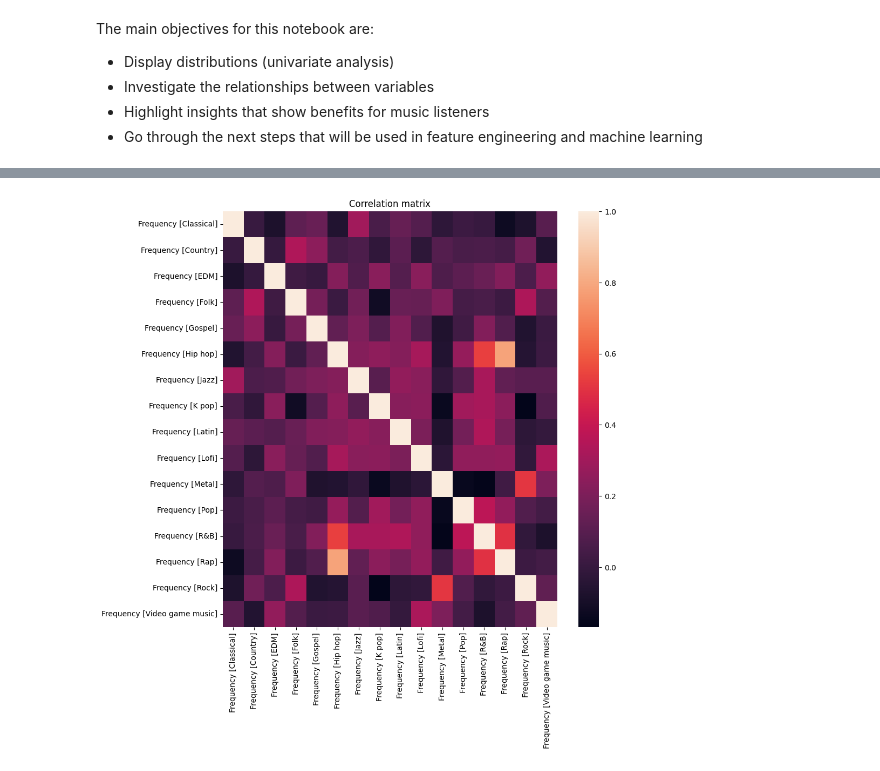
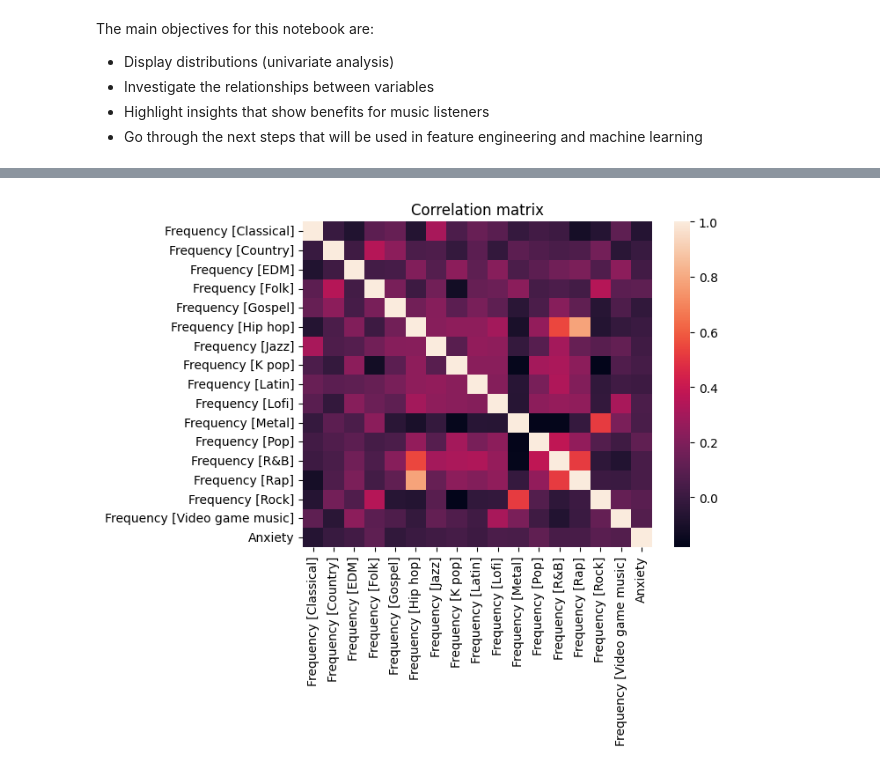
Before and after one commit to mlcuadra1/Mental-Health-x-Music-EDA, a Jupyter notebook: notebooks/Script 2 - EDA.ipynb, the cells around one changed output, grey strips where cells are left out. Cells and saved outputs as stored; diff of their text form; code cells hidden in the pictures.

```diff
--- a/notebooks/Script 2 - EDA.ipynb
+++ b/notebooks/Script 2 - EDA.ipynb
@@ -134,11 +100,12 @@ numerical_df
 # %%
-correl_data = data[genres_list]
+mental_health_list = list(data.columns[10:27])
+correl_data = data[mental_health_list]
 correl_matrix = correl_data.corr()
 
-fig3, ax0 = plt.subplots(figsize=(10,10))
+fig3, ax0 = plt.subplots()
 
 sns.heatmap(correl_matrix)
 plt.title('Correlation matrix')
 plt.show()
 # %% [output]
-[figure, old version]
+[figure, new version]
```
Also changed, not shown: parts of 10 cells of this notebook.
